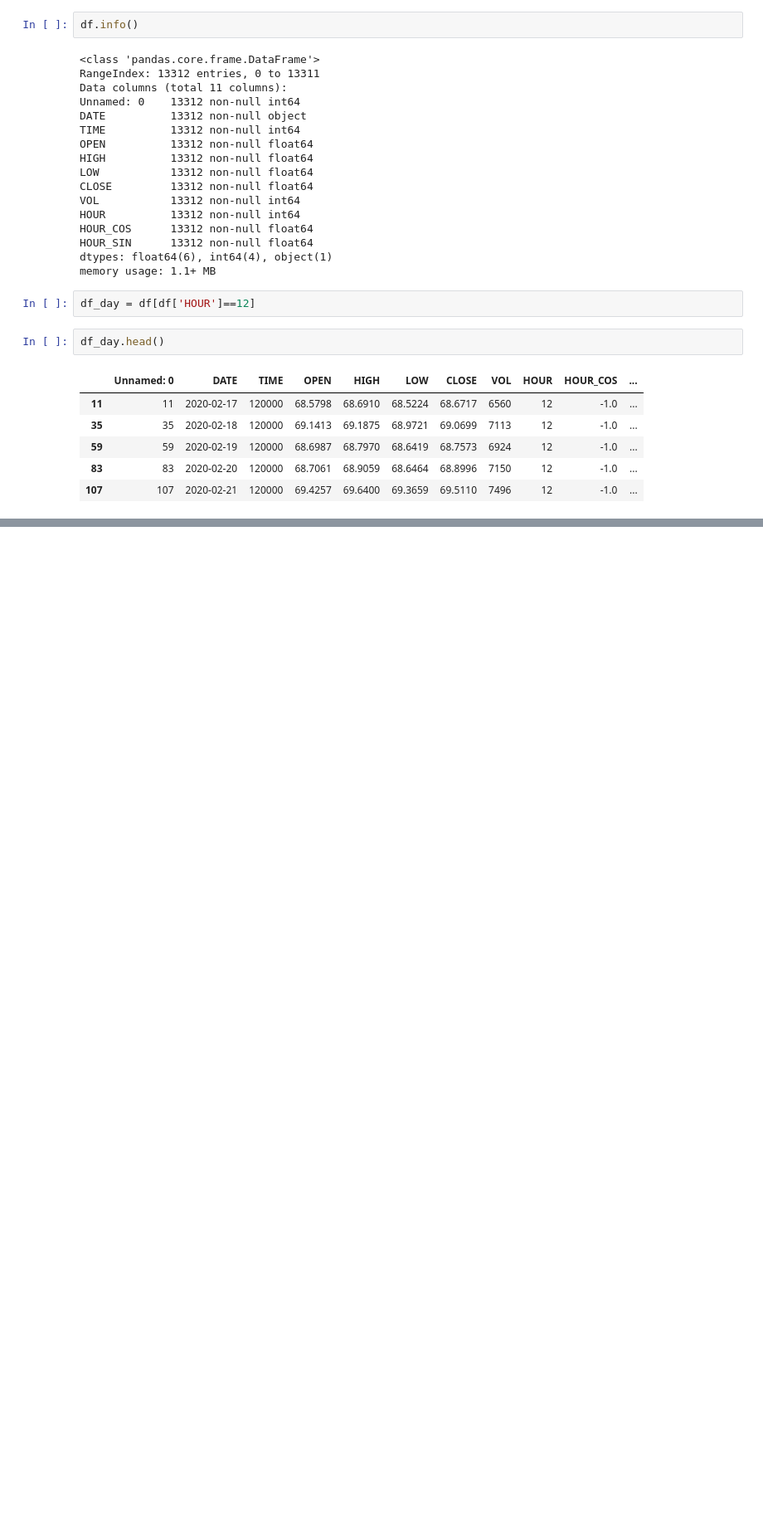
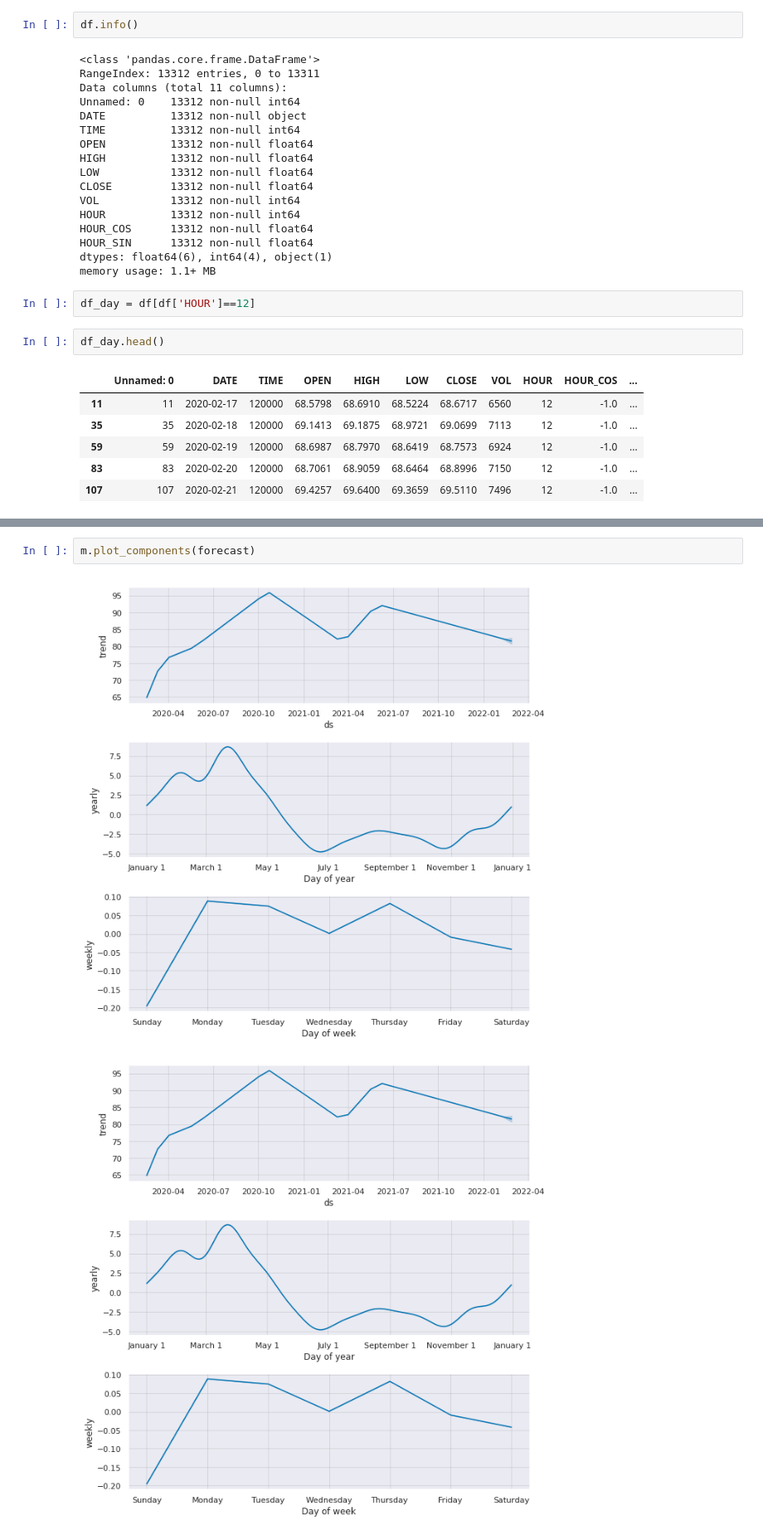
Before and after one commit to profMsaif/news-rubles, a Jupyter notebook: testing-prophet-for-time-series-prediction.ipynb, the cells around one changed output, grey strips where cells are left out. Shown at 83% size. Cells and saved outputs as stored; diff of their text form; blank space fills up the shorter version.

```diff
--- a/testing-prophet-for-time-series-prediction.ipynb
+++ b/testing-prophet-for-time-series-prediction.ipynb
@@ -140,0 +134,5 @@ fig_decompose = m.plot_components(forecast)
+# %%
+m.plot_components(forecast)
+# %% [output]
+[figure, added]
+[figure, added]
```
Also changed, not shown: parts of 16 cells of this notebook.
